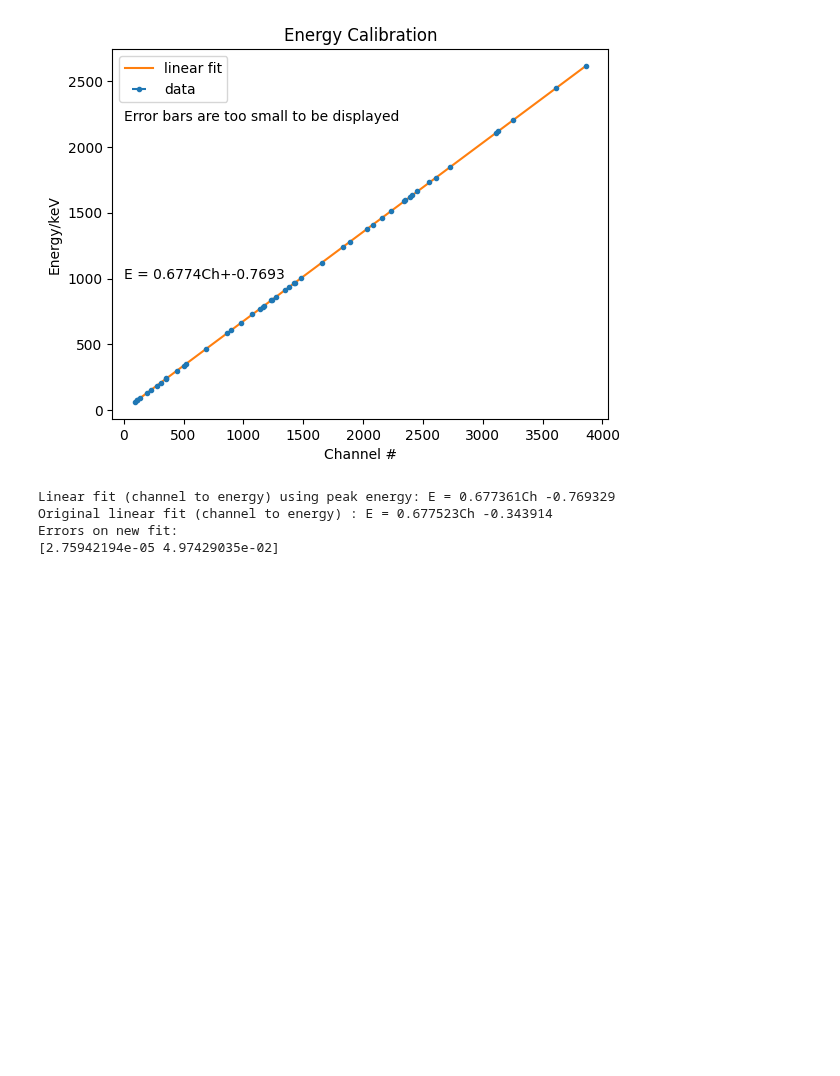
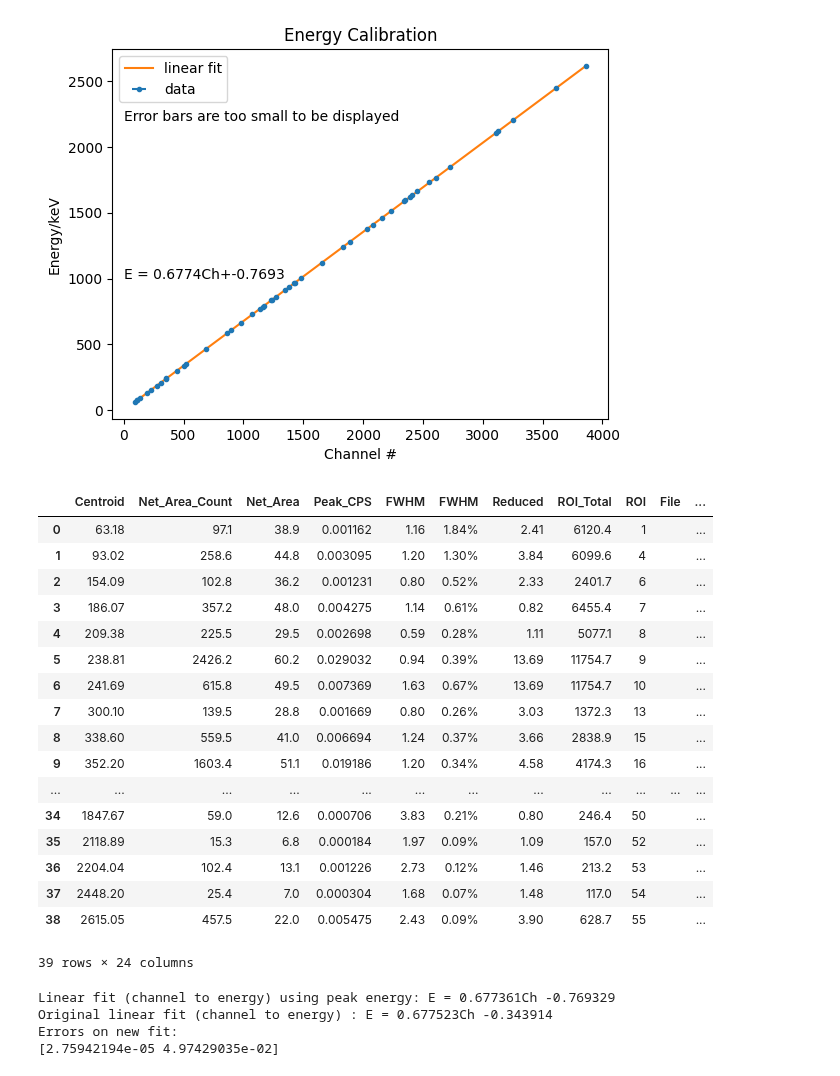
Before and after one commit to ngcnpeter/HPGe_lab_y3, a Jupyter notebook: spectal_analysis.ipynb, the cells around one changed output. Saved outputs shown, nothing was run; the diff lists cells and outputs as text; code cells hidden in the pictures; blank space fills up the shorter version.

```diff
--- a/spectal_analysis.ipynb
+++ b/spectal_analysis.ipynb
@@ -40,6 +40,7 @@ class peak():
 chan_bg_spec,E_bg_spec,C_bg_spec = np.loadtxt('spectra/Background_16_10_23_Mon_14_50.csv',delimiter = ',',skiprows=7,unpack = True)
 peaks, _ =signal.find_peaks(C_bg_spec)
 # %%
-path1 = 'peaks/peaks_Sample1_30_10_23_Mon_09_22.CSV' #peak sample 1
-df1 = peak_df(path1)
-peak(df1).name('Bi214')
+path1 = 'peaks/peaks_sample1_17_10_23_Tue_14_18.CSV' #peak sample 1
+path_bg = 'peaks/peaks_background_17_10_23.csv'
+df_1 = peak_df(path1)
+df_bg= peak_df(path_bg)
@@ -103,6 +109,27 @@ plt.text(1,2200,'Error bars are too small to be displayed')
 # %% [output]
 Text(1, 2200, 'Error bars are too small to be displayed')
 [figure]
+# %%
+df1
+# %% [output]
+|  | Centroid | Net_Area_Count | Net_Area | Peak_CPS | FWHM | FWHM | Reduced | ROI_Total | ROI | File | ... |
+| 0 | 63.18 | 97.1 | 38.9 | 0.001162 | 1.16 | 1.84% | 2.41 | 6120.4 | 1 |  | ... |
+| 1 | 93.02 | 258.6 | 44.8 | 0.003095 | 1.20 | 1.30% | 3.84 | 6099.6 | 4 |  | ... |
+| 2 | 154.09 | 102.8 | 36.2 | 0.001231 | 0.80 | 0.52% | 2.33 | 2401.7 | 6 |  | ... |
+| 3 | 186.07 | 357.2 | 48.0 | 0.004275 | 1.14 | 0.61% | 0.82 | 6455.4 | 7 |  | ... |
+| 4 | 209.38 | 225.5 | 29.5 | 0.002698 | 0.59 | 0.28% | 1.11 | 5077.1 | 8 |  | ... |
+| 5 | 238.81 | 2426.2 | 60.2 | 0.029032 | 0.94 | 0.39% | 13.69 | 11754.7 | 9 |  | ... |
+| 6 | 241.69 | 615.8 | 49.5 | 0.007369 | 1.63 | 0.67% | 13.69 | 11754.7 | 10 |  | ... |
+| 7 | 300.10 | 139.5 | 28.8 | 0.001669 | 0.80 | 0.26% | 3.03 | 1372.3 | 13 |  | ... |
+| 8 | 338.60 | 559.5 | 41.0 | 0.006694 | 1.24 | 0.37% | 3.66 | 2838.9 | 15 |  | ... |
+| 9 | 352.20 | 1603.4 | 51.1 | 0.019186 | 1.20 | 0.34% | 4.58 | 4174.3 | 16 |  | ... |
+| ... | ... | ... | ... | ... | ... | ... | ... | ... | ... | ... | ... |
+| 34 | 1847.67 | 59.0 | 12.6 | 0.000706 | 3.83 | 0.21% | 0.80 | 246.4 | 50 |  | ... |
+| 35 | 2118.89 | 15.3 | 6.8 | 0.000184 | 1.97 | 0.09% | 1.09 | 157.0 | 52 |  | ... |
+| 36 | 2204.04 | 102.4 | 13.1 | 0.001226 | 2.73 | 0.12% | 1.46 | 213.2 | 53 |  | ... |
+| 37 | 2448.20 | 25.4 | 7.0 | 0.000304 | 1.68 | 0.07% | 1.48 | 117.0 | 54 |  | ... |
+| 38 | 2615.05 | 457.5 | 22.0 | 0.005475 | 2.43 | 0.09% | 3.90 | 628.7 | 55 |  | ... |
+39 rows × 24 columns
 # %%
 print(f'Linear fit (channel to energy) using peak energy: E = {popt_peak[0]:.6f}Ch {popt_peak[1]:.6f}')
 print(f'Original linear fit (channel to energy) : E = {grad:.6f}Ch {interc:.6f}' )
```
Also changed, not shown: parts of 14 cells of this notebook, 5 other files.
